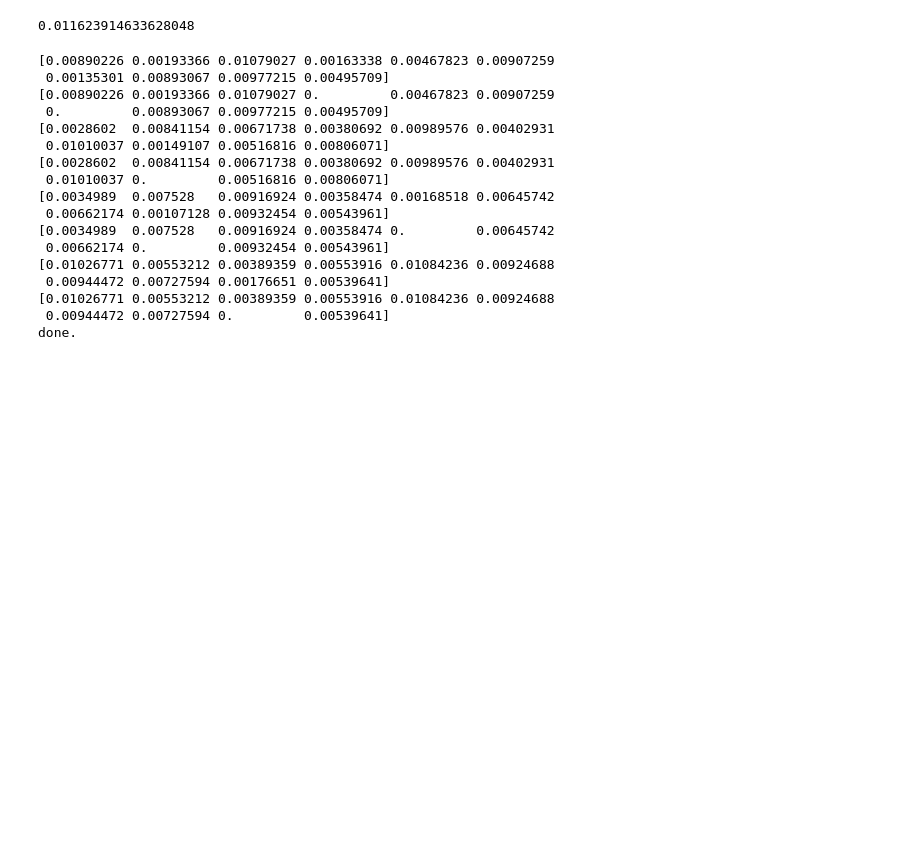
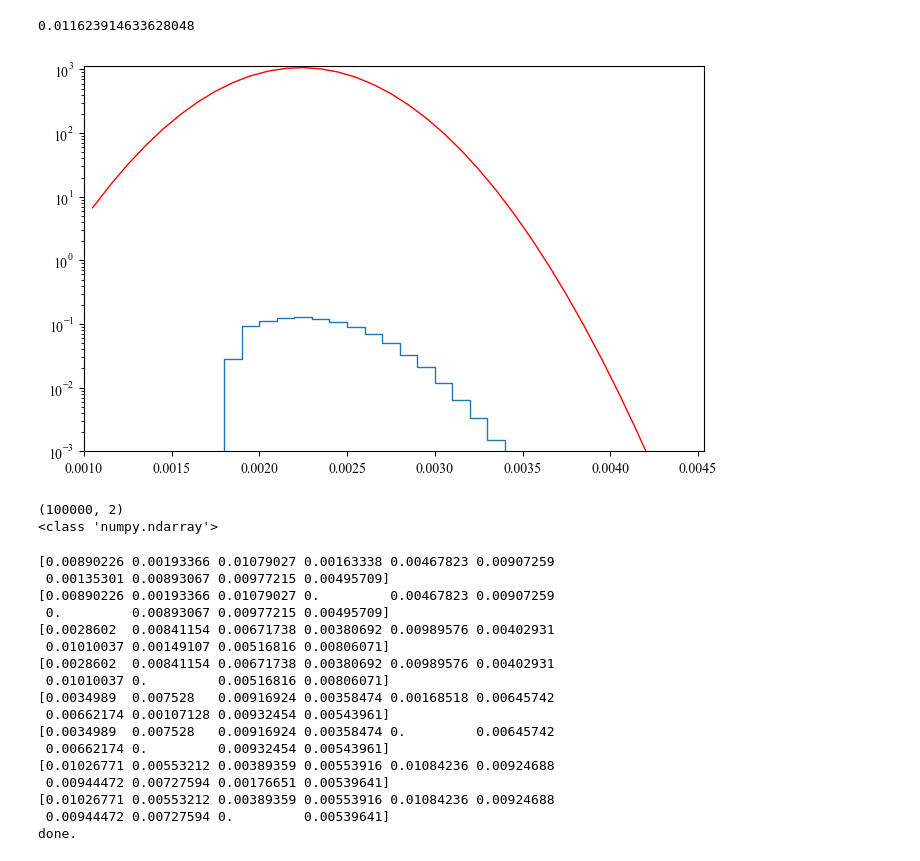
Before and after one commit to spice-herald/DarkLim, a Jupyter notebook: examples/generate_lee_templates_powerlaw.ipynb, the cells around one changed output. Cells and saved outputs as stored; diff of their text form; code cells hidden in the pictures; blank space fills up the shorter version.

```diff
--- a/examples/generate_lee_templates_powerlaw.ipynb
+++ b/examples/generate_lee_templates_powerlaw.ipynb
@@ -143,3 +165,46 @@ done.
 keepers.max()
 # %% [output]
 0.011623914633628048
+# %%
+# save dummy data to test loading and interpolation inside SensEst:
+save = False
+
+mu = 6*energy_res
+sigma = energy_res
+s = np.random.normal(mu, sigma, 1000000)
+pts = s[s>threshold]
+
+fig, ax = plt.subplots(1,figsize=(8,5))
+h = Hist1d(pts,bins=npts,range=(e_low,e_high))
+bw = h.bin_centers[1]-h.bin_centers[0]
+h = h*(1/bw)
+#h.plot(scale_histogram_by=1,lw=1,normed=True)
+#h.plot(scale_histogram_by=1/bw,lw=1,normed=True)
+h.plot(lw=1,normed=True)
+
+bins = h.bin_centers
+vals = h.histogram
+
+plt.plot(bins, 1/(sigma * np.sqrt(2 * np.pi))*np.exp(-(bins - mu)**2 / (2 * sigma**2) ),lw=1, color='r')
+
+ax.set_xlim(e_low,pts.max()*1.1)
+#ax.set_xscale('log')
+ax.set_ylim(0.001,None)
+ax.set_yscale('log')
+
+if save:
+        #outname = 'LEE_bkg_{:d}device_{:d}fold_{:0.0f}mus.txt'.format(n_devices,n,window/1e-6)
+        outname = 'testdata.txt'
+        tot = np.column_stack( (bins, vals) )
+        np.savetxt(outname,tot,fmt=['%.5e','%0.5e'] ,delimiter=' ', header='energy[keV] evts/day/keV')
+# %% [output]
+[figure, added]
+# %%
+# load testdata and make interp func:
+testin = np.loadtxt('testdata.txt',skiprows=1)
+print(np.shape(testin))
+
+print(type(testin))
+# %% [output]
+(100000, 2)
+<class 'numpy.ndarray'>
```
Also changed, not shown: parts of 4 cells of this notebook.
